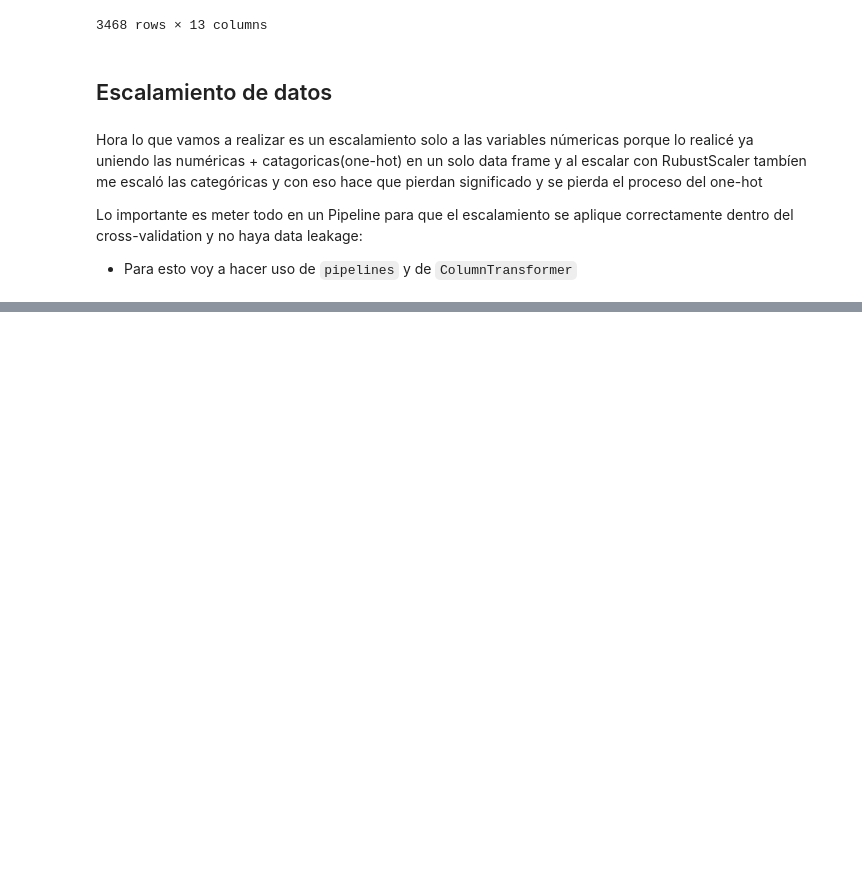
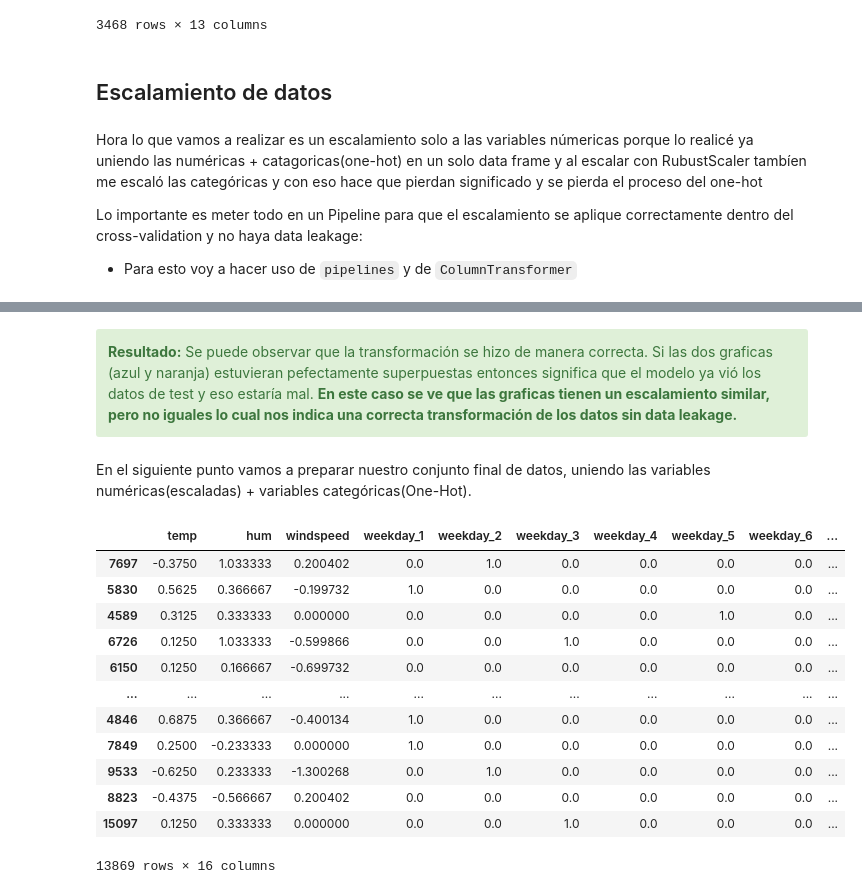
Before and after one commit to JhonZacipa/ML-Project-bicycle-usage-demand-estimation, a Jupyter notebook: ProyectoEtapa1Notebook.ipynb, the cells around one changed output, grey strips where cells are left out. Cells and saved outputs as stored; diff of their text form; code cells hidden in the pictures; blank space fills up the shorter version.

```diff
--- a/ProyectoEtapa1Notebook.ipynb
+++ b/ProyectoEtapa1Notebook.ipynb
@@ -523,0 +534,25 @@ Name: cnt, Length: 3468, dtype: int64
+# %% [markdown]
+<div class="alert alert-block alert-success">
+<b>Resultado:</b> Se puede observar que la transformación se hizo de manera correcta. Si las dos graficas (azul y naranja) estuvieran pefectamente superpuestas entonces significa que el modelo ya vió los datos de test y eso estaría mal. <b>En este caso se ve que las graficas tienen un escalamiento similar, pero no iguales lo cual nos indica una correcta transformación de los datos sin data leakage.</b>
+</div>
+# %% [markdown]
+En el siguiente punto vamos a preparar nuestro conjunto final de datos, uniendo las variables numéricas(escaladas) + variables categóricas(One-Hot).
+# %%
+X_train_final = pd.concat([numericas_scaled, categoricas_train], axis=1)
+X_test_final = pd.concat([numericas_test_scaled, categoricas_test], axis=1)
+
+X_train_final
+# %% [output]
+|  | temp | hum | windspeed | weekday_1 | weekday_2 | weekday_3 | weekday_4 | weekday_5 | weekday_6 | ... |
+| 7697 | -0.3750 | 1.033333 | 0.200402 | 0.0 | 1.0 | 0.0 | 0.0 | 0.0 | 0.0 | ... |
+| 5830 | 0.5625 | 0.366667 | -0.199732 | 1.0 | 0.0 | 0.0 | 0.0 | 0.0 | 0.0 | ... |
+| 4589 | 0.3125 | 0.333333 | 0.000000 | 0.0 | 0.0 | 0.0 | 0.0 | 1.0 | 0.0 | ... |
+| 6726 | 0.1250 | 1.033333 | -0.599866 | 0.0 | 0.0 | 1.0 | 0.0 | 0.0 | 0.0 | ... |
+| 6150 | 0.1250 | 0.166667 | -0.699732 | 0.0 | 0.0 | 0.0 | 0.0 | 0.0 | 0.0 | ... |
+| ... | ... | ... | ... | ... | ... | ... | ... | ... | ... | ... |
+| 4846 | 0.6875 | 0.366667 | -0.400134 | 1.0 | 0.0 | 0.0 | 0.0 | 0.0 | 0.0 | ... |
+| 7849 | 0.2500 | -0.233333 | 0.000000 | 1.0 | 0.0 | 0.0 | 0.0 | 0.0 | 0.0 | ... |
+| 9533 | -0.6250 | 0.233333 | -1.300268 | 0.0 | 1.0 | 0.0 | 0.0 | 0.0 | 0.0 | ... |
+| 8823 | -0.4375 | -0.566667 | 0.200402 | 0.0 | 0.0 | 0.0 | 0.0 | 0.0 | 0.0 | ... |
+| 15097 | 0.1250 | 0.333333 | 0.000000 | 0.0 | 0.0 | 1.0 | 0.0 | 0.0 | 0.0 | ... |
+13869 rows × 16 columns
```
Also changed, not shown: parts of 20 cells of this notebook.
